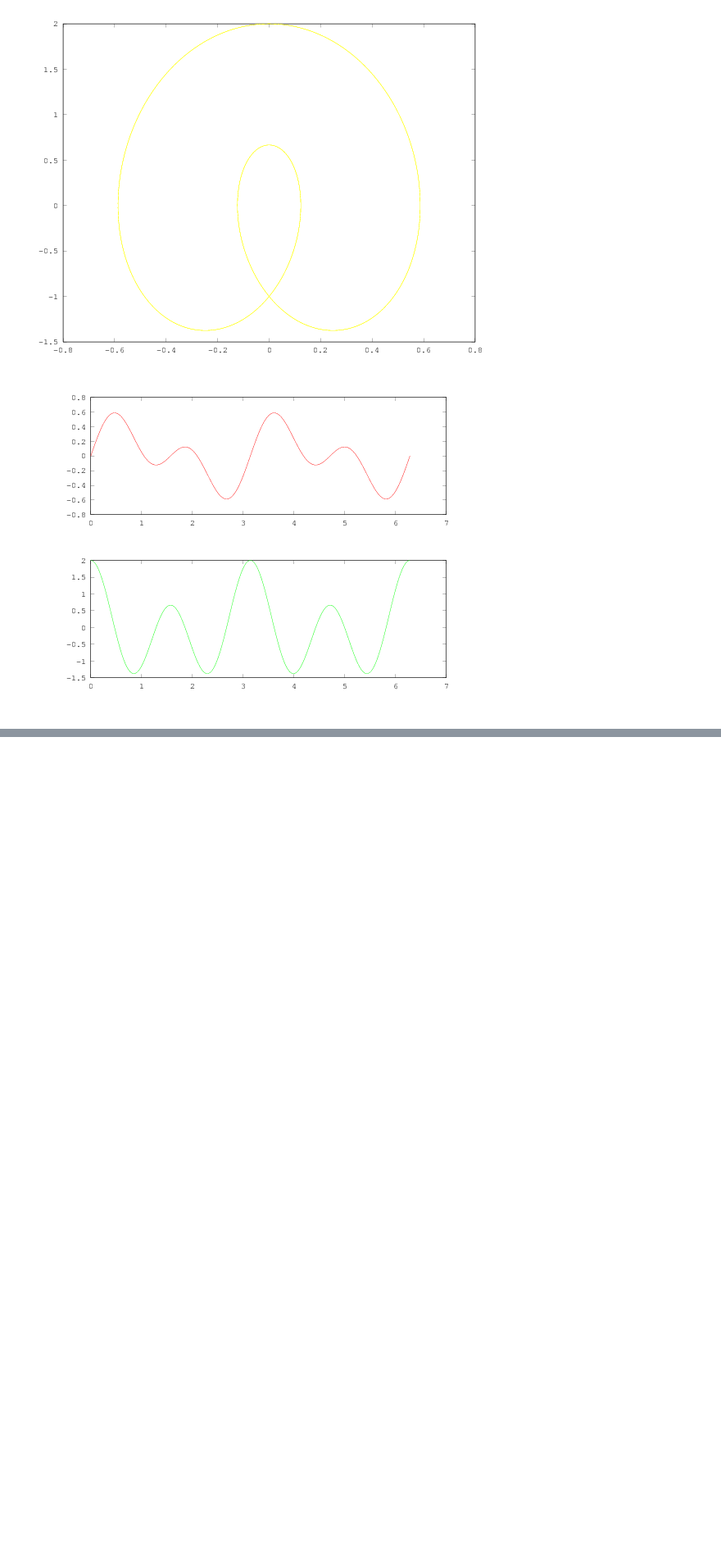
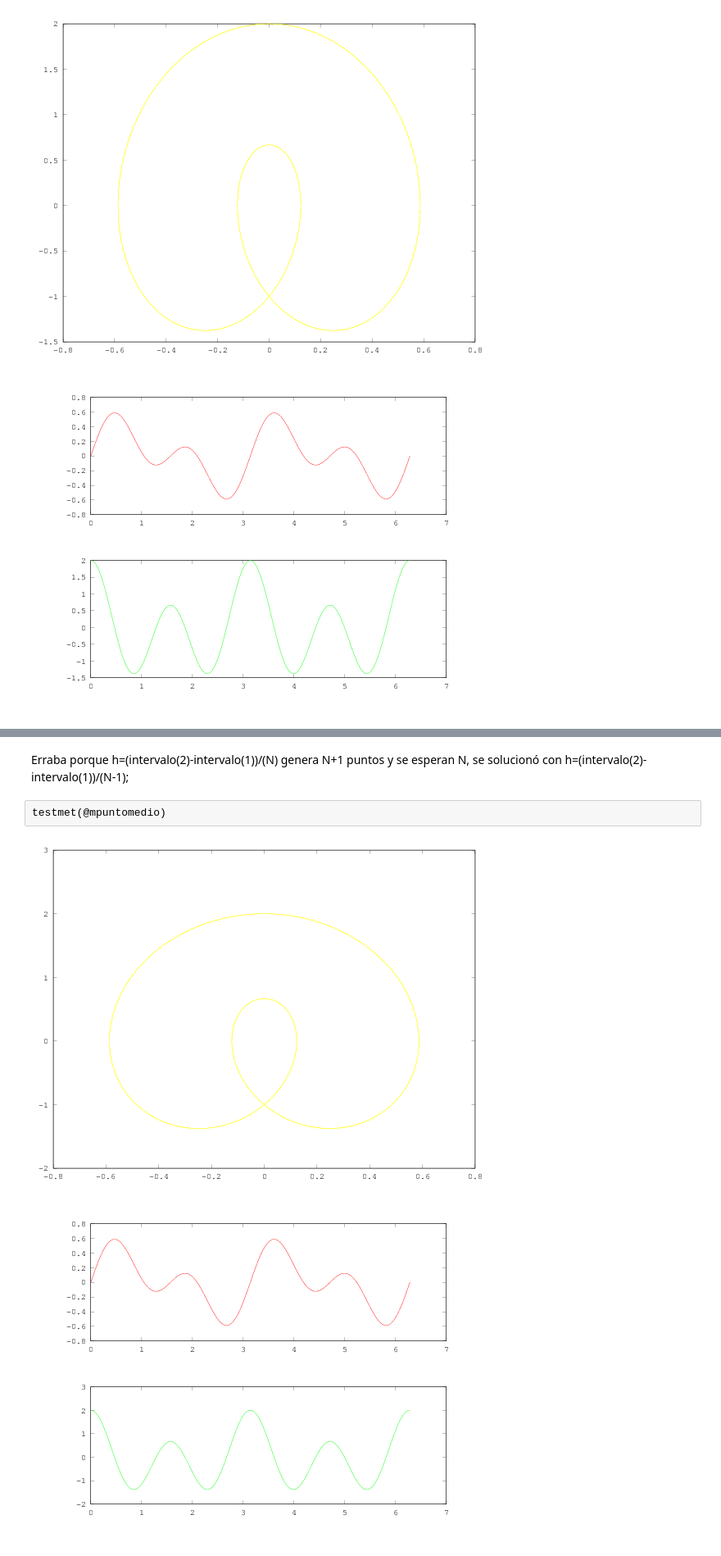
Before and after one commit to DiegoFern/ANNU, a Jupyter notebook: Untitled.ipynb, the cells around one changed output, grey strips where cells are left out. Shown at 82% size. Saved outputs shown, nothing was run; the diff lists cells and outputs as text; blank space fills up the shorter version.

```diff
--- a/Untitled.ipynb
+++ b/Untitled.ipynb
@@ -208,0 +232,7 @@ error: evaluating argument list element number 1
+# %% [markdown]
+Erraba porque h=(intervalo(2)-intervalo(1))/(N) genera N+1 puntos y se esperan N, se solucionó con h=(intervalo(2)-intervalo(1))/(N-1);
+# %%
+testmet(@mpuntomedio)
+# %% [output]
+[figure, added]
+[figure, added]
```
Also changed, not shown: parts of 7 cells of this notebook, 1 other file.
